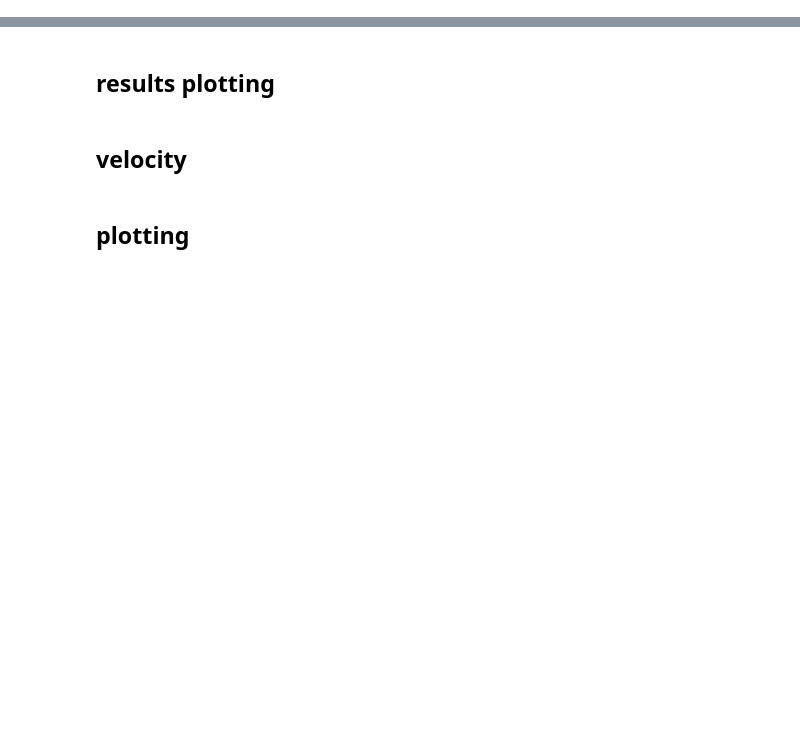
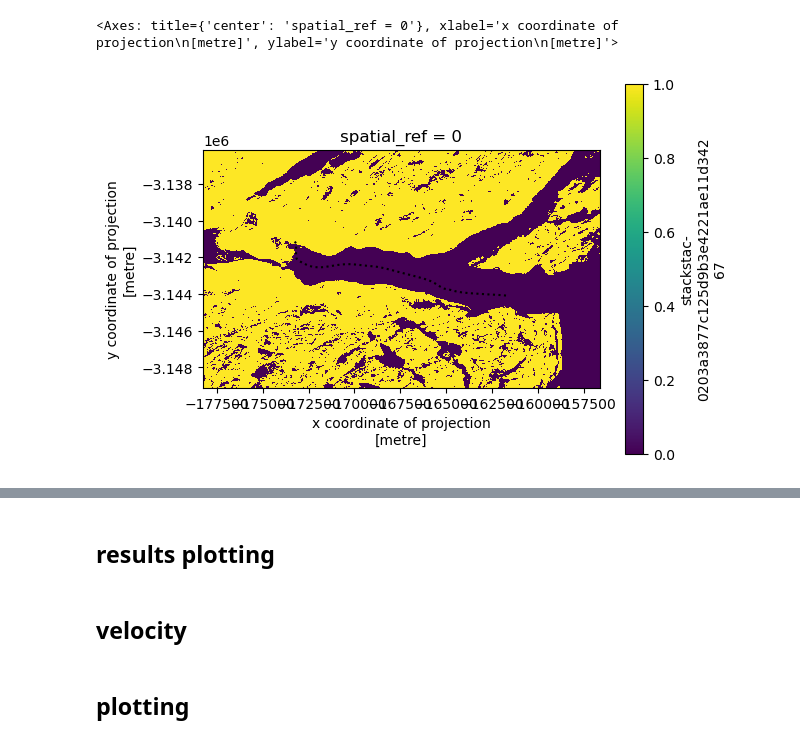
Before and after one commit to tlohde/lake-terminating-glaciers, a Jupyter notebook: src/scratchpad.ipynb, the cells around one changed output, grey strips where cells are left out. Saved outputs shown, nothing was run; the diff lists cells and outputs as text; code cells hidden in the pictures; blank space fills up the shorter version.

```diff
--- a/src/scratchpad.ipynb
+++ b/src/scratchpad.ipynb
@@ -215,0 +130,7 @@ dems['z'].sel(time=dems.time.dt.year==2018).squeeze().coarsen({'x':10, 'y':10},
+# %%
+fig, ax = plt.subplots()
+merged['mask'].plot(ax=ax, robust=True)
+centrelines.iloc[[17]].plot(ax=ax, color='k', ls=':')
+# %% [output]
+<Axes: title={'center': 'spatial_ref = 0'}, xlabel='x coordinate of projection\n[metre]', ylabel='y coordinate of projection\n[metre]'>
+[figure, added]
```
Also changed, not shown: parts of 57 cells of this notebook, 4 other files.
